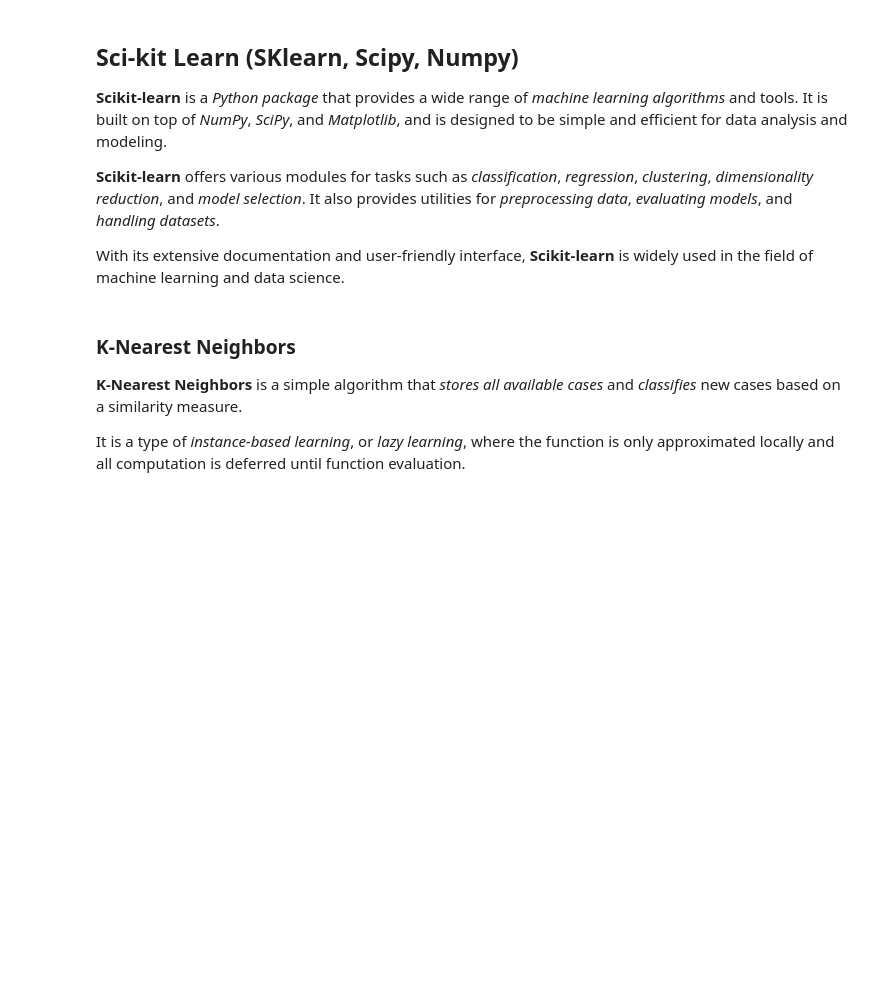
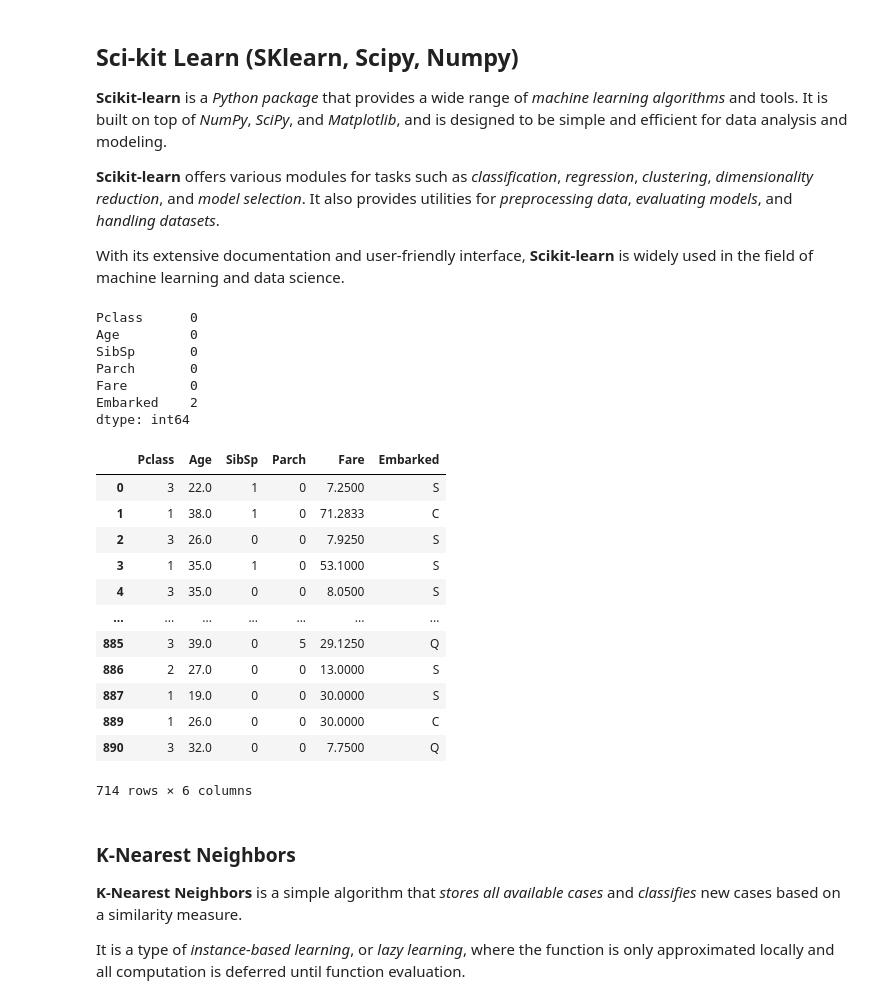
Before and after one commit to NicoG2023/Data_Science_Introduction, a Jupyter notebook: Classes/MachineLearning.ipynb, the cells around one changed output. Cells and saved outputs as stored; diff of their text form; code cells hidden in the pictures; blank space fills up the shorter version.

```diff
--- a/Classes/MachineLearning.ipynb
+++ b/Classes/MachineLearning.ipynb
@@ -21,14 +24,39 @@ With its extensive documentation and user-friendly interface, __Scikit-learn__ i
 # %%
 # spplitting the data into training and testing data
-
-# importing the model
-
-# Assuming football_df is your DataFrame and it has a 'target' column
+from sklearn.model_selection import train_test_split
+# importing the dataset
+titanic_df = pd.read_csv('datasets_kaggle/titanic.csv')
+titanic_df = titanic_df[titanic_df['Age'].notna()]
 # columns_list is a list of column names to be used as features
-
+columns_list = ['Pclass','Age','SibSp','Parch','Fare','Embarked']
 # Splitting the data into features and target
-
+X = titanic_df[columns_list] #Features
+Y = titanic_df['Survived'] #Target
 # Splitting the dataset into training and testing sets
+X_train,X_test,Y_train, Y_test = train_test_split(X,Y, test_size=0.3, random_state=42)
+print(X.isnull().sum())
+X
+# %% [output]
+Pclass      0
+Age         0
+SibSp       0
+Parch       0
+Fare        0
+Embarked    2
+dtype: int64
+|  | Pclass | Age | SibSp | Parch | Fare | Embarked |
+| 0 | 3 | 22.0 | 1 | 0 | 7.2500 | S |
+| 1 | 1 | 38.0 | 1 | 0 | 71.2833 | C |
+| 2 | 3 | 26.0 | 0 | 0 | 7.9250 | S |
+| 3 | 1 | 35.0 | 1 | 0 | 53.1000 | S |
+| 4 | 3 | 35.0 | 0 | 0 | 8.0500 | S |
+| ... | ... | ... | ... | ... | ... | ... |
+| 885 | 3 | 39.0 | 0 | 5 | 29.1250 | Q |
+| 886 | 2 | 27.0 | 0 | 0 | 13.0000 | S |
+| 887 | 1 | 19.0 | 0 | 0 | 30.0000 | S |
+| 889 | 1 | 26.0 | 0 | 0 | 30.0000 | C |
+| 890 | 3 | 32.0 | 0 | 0 | 7.7500 | Q |
+714 rows × 6 columns
 # %% [markdown]
 ### K-Nearest Neighbors
 
```
Also changed, not shown: parts of 5 cells of this notebook, 3 other files.
